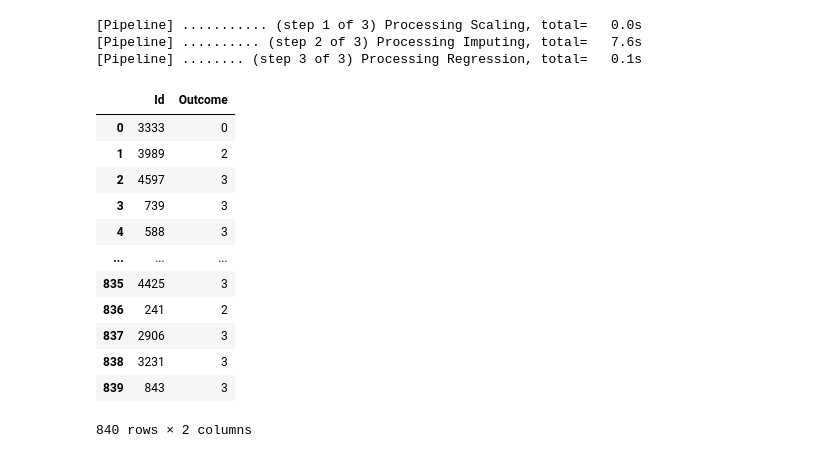
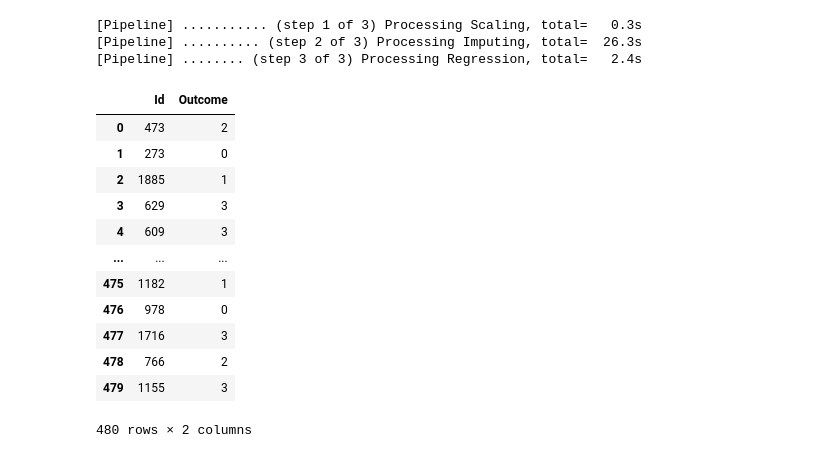
Before and after one commit to danielvh8/Basic_ML_Project, a Jupyter notebook: Daniels Delirium.ipynb, the cells around one changed output. Drawn from its saved outputs; the diff is of its cells as text; code cells hidden in the pictures.

```diff
--- a/Daniels Delirium.ipynb
+++ b/Daniels Delirium.ipynb
@@ -64,45 +115,38 @@ Class outcome 3 accounts for 36.7%
 # %%
 # exercise 3
-from sklearn.model_selection import train_test_split
-from sklearn.pipeline import Pipeline
-from sklearn.impute import KNNImputer
-from sklearn.linear_model import LogisticRegression
-from sklearn.preprocessing import StandardScaler
-
-
 X_train, X_test, y_train, y_test, id_train, id_test = train_test_split(trainDataFeatures, trainDataClass, trainDataIds, test_size = .2, train_size = .8, random_state=24)
 
 e3_model = Pipeline([
     ("Scaling", StandardScaler()),
     ("Imputing", KNNImputer()),
     ("Regression", LogisticRegression())],
     verbose = True)
 
 e3_model.fit(X_train, y_train)
 
 # get model predictions on test set and output to .csv
-ids = pd.DataFrame(id_test, columns=["Id"])
-e3_outcome = pd.DataFrame(e3_model.predict(X_test), columns=["Outcome"])
+ids = pd.DataFrame(testDataIds, columns=["Id"])
+e3_outcome = pd.DataFrame(e3_model.predict(testDataFeatures), columns=["Outcome"])
 ids.index = range(len(e3_outcome))
 e3_outcome = pd.concat([ids, e3_outcome], axis=1)
 display(e3_outcome)
 e3_outcome.to_csv("e3_outcome.csv", index=False)
 # %% [output]
-[Pipeline] ........... (step 1 of 3) Processing Scaling, total=   0.0s
-[Pipeline] .......... (step 2 of 3) Processing Imputing, total=   7.6s
-[Pipeline] ........ (step 3 of 3) Processing Regression, total=   0.1s
+[Pipeline] ........... (step 1 of 3) Processing Scaling, total=   0.3s
+[Pipeline] .......... (step 2 of 3) Processing Imputing, total=  26.3s
+[Pipeline] ........ (step 3 of 3) Processing Regression, total=   2.4s
 |  | Id | Outcome |
-| 0 | 3333 | 0 |
-| 1 | 3989 | 2 |
-| 2 | 4597 | 3 |
-| 3 | 739 | 3 |
-| 4 | 588 | 3 |
+| 0 | 473 | 2 |
+| 1 | 273 | 0 |
+| 2 | 1885 | 1 |
+| 3 | 629 | 3 |
+| 4 | 609 | 3 |
 | ... | ... | ... |
-| 835 | 4425 | 3 |
-| 836 | 241 | 2 |
-| 837 | 2906 | 3 |
-| 838 | 3231 | 3 |
-| 839 | 843 | 3 |
+| 475 | 1182 | 1 |
+| 476 | 978 | 0 |
+| 477 | 1716 | 3 |
+| 478 | 766 | 2 |
+| 479 | 1155 | 3 |
-840 rows × 2 columns
+480 rows × 2 columns
 # %%
 # exercise 4
```
Also changed, not shown: parts of 11 cells of this notebook.
